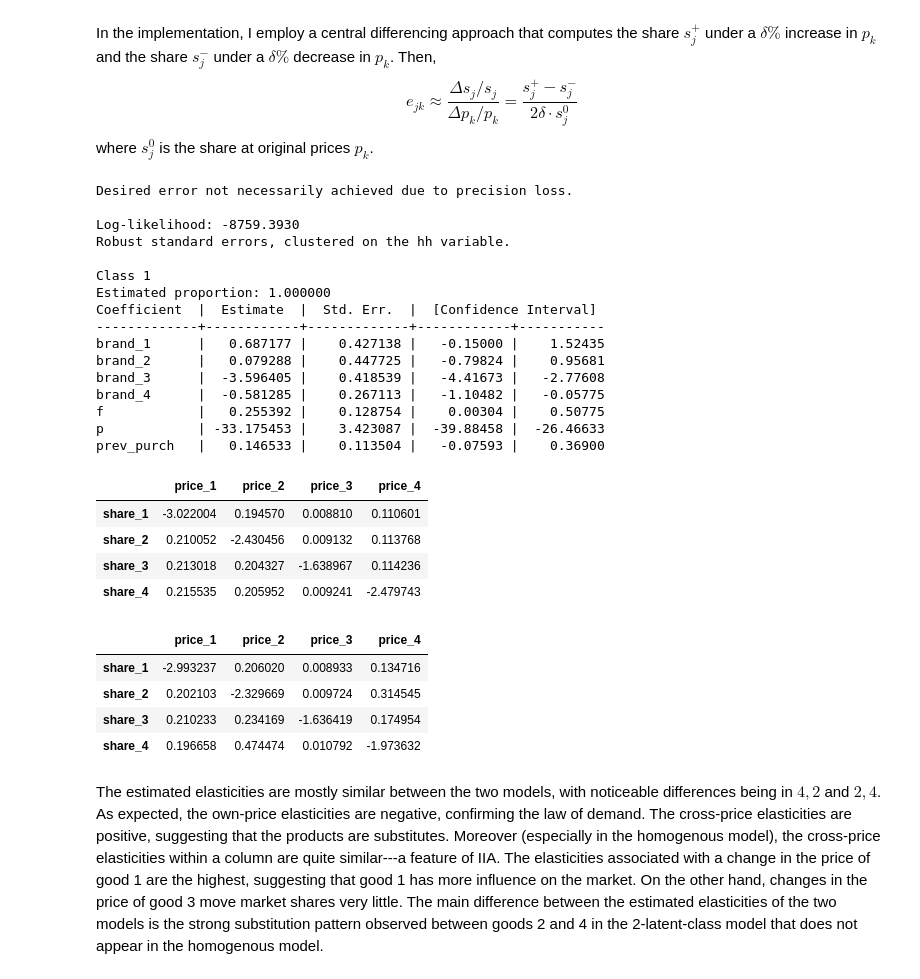
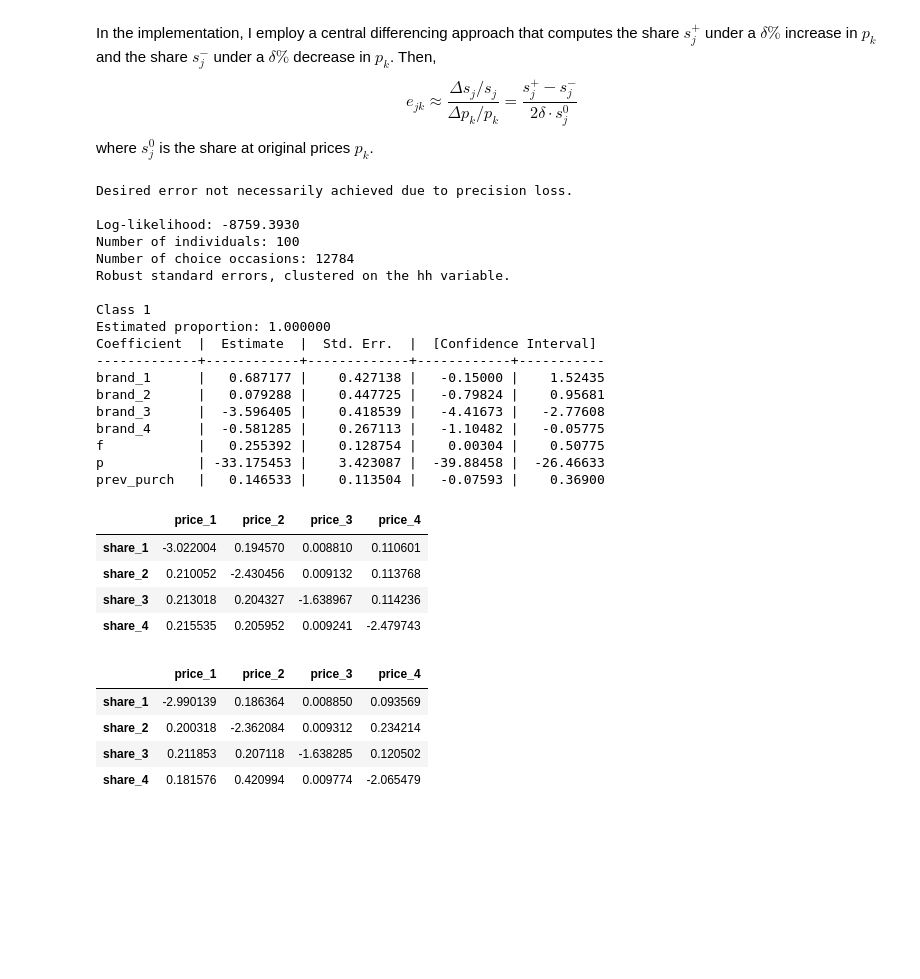
Before and after one commit to thom-li/gsbgen641code, a Jupyter notebook: notebooks/2-discrete-heterogeneity.ipynb, the cells around one changed output. Saved outputs shown, nothing was run; the diff lists cells and outputs as text; code cells hidden in the pictures; blank space fills up the shorter version.

```diff
--- a/notebooks/2-discrete-heterogeneity.ipynb
+++ b/notebooks/2-discrete-heterogeneity.ipynb
@@ -796,12 +900,16 @@ results_homog = estimate_MNL(
     output_log=True
 )
 
-elas_homog = cross_price_elasticity_matrix(
+elas_homog = cross_price_elasticities(
     results=results_homog,
     df=df_long,
     covariate_vars=['brand_1', 'brand_2', 'brand_3', 'brand_4', 'f', 'p', 'prev_purch'],
+    price_var='p',
+    individual_var='hh',
     n_alts=4,
-    price_var='p',
+    sample_choices=False,
+    n_sim=1000,
+    use_posterior=True,
     delta=0.01,
     alt_col='brand_num'
 )
@@ -810,6 +918,8 @@ elas_homog
 Desired error not necessarily achieved due to precision loss.
 
 Log-likelihood: -8759.3930
+Number of individuals: 100
+Number of choice occasions: 12784
 Robust standard errors, clustered on the hh variable.
 
 Class 1
@@ -829,21 +939,23 @@ prev_purch   |   0.146533 |    0.113504 |   -0.07593 |    0.36900
 | share_3 | 0.213018 | 0.204327 | -1.638967 | 0.114236 |
 | share_4 | 0.215535 | 0.205952 | 0.009241 | -2.479743 |
 # %%
-elas_2LC_int = cross_price_elasticity_matrix(
+elas_2LC_int = cross_price_elasticities(
     results=results_2LC_int,
     df=df_long,
     covariate_vars=['brand_1', 'brand_2', 'brand_3', 'brand_4', 'f', 'p', 'prev_purch'],
+    price_var='p',
+    individual_var='hh',
     n_alts=4,
-    price_var='p',
+    sample_choices=False,
+    n_sim=10000,
+    use_posterior=True,
     delta=0.01,
     alt_col='brand_num'
 )
 elas_2LC_int
 # %% [output]
 |  | price_1 | price_2 | price_3 | price_4 |
-| share_1 | -2.993237 | 0.206020 | 0.008933 | 0.134716 |
-| share_2 | 0.202103 | -2.329669 | 0.009724 | 0.314545 |
-| share_3 | 0.210233 | 0.234169 | -1.636419 | 0.174954 |
-| share_4 | 0.196658 | 0.474474 | 0.010792 | -1.973632 |
+| share_1 | -2.990139 | 0.186364 | 0.008850 | 0.093569 |
+| share_2 | 0.200318 | -2.362084 | 0.009312 | 0.234214 |
+| share_3 | 0.211853 | 0.207118 | -1.638285 | 0.120502 |
+| share_4 | 0.181576 | 0.420994 | 0.009774 | -2.065479 |
-# %% [markdown]
-The estimated elasticities are mostly similar between the two models, with noticeable differences being in $4,2$ and $2,4$. As expected, the own-price elasticities are negative, confirming the law of demand. The cross-price elasticities are positive, suggesting that the products are substitutes. Moreover (especially in the homogenous model), the cross-price elasticities within a column are quite similar---a feature of IIA. The elasticities associated with a change in the price of good 1 are the highest, suggesting that good 1 has more influence on the market. On the other hand, changes in the price of good 3 move market shares very little. The main difference between the estimated elasticities of the two models is the strong substitution pattern observed between goods 2 and 4 in the 2-latent-class model that does not appear in the homogenous model.
```
Also changed, not shown: parts of 23 cells of this notebook, 2 other files.
